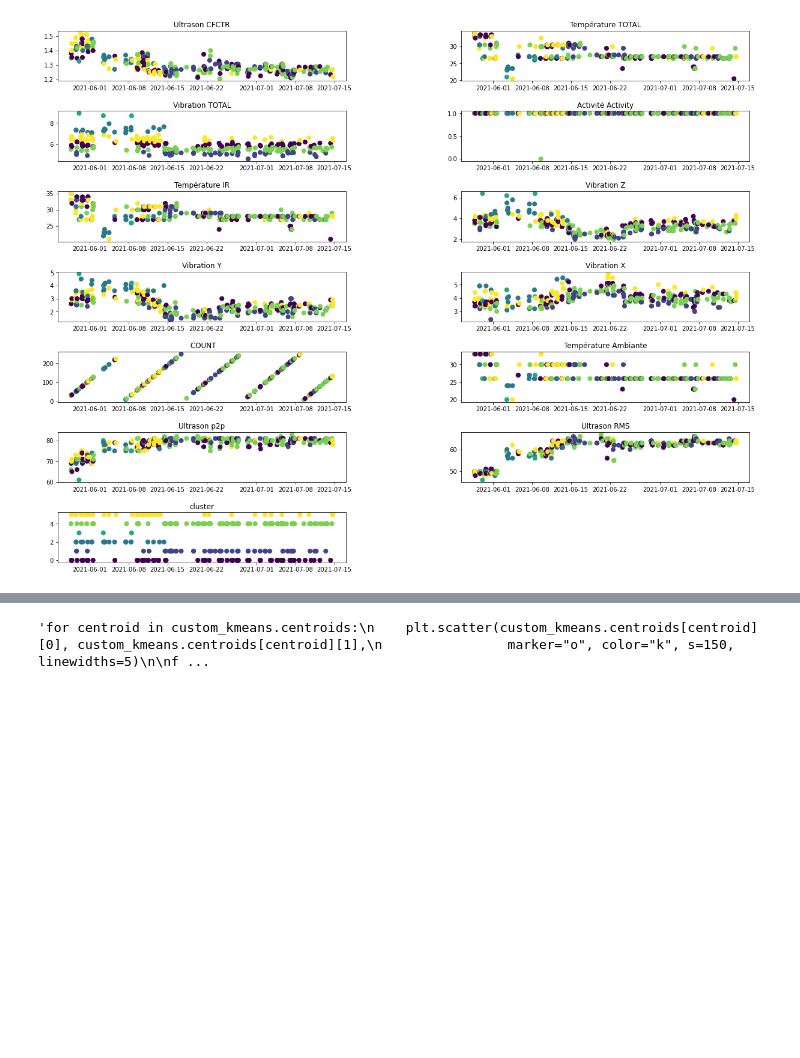
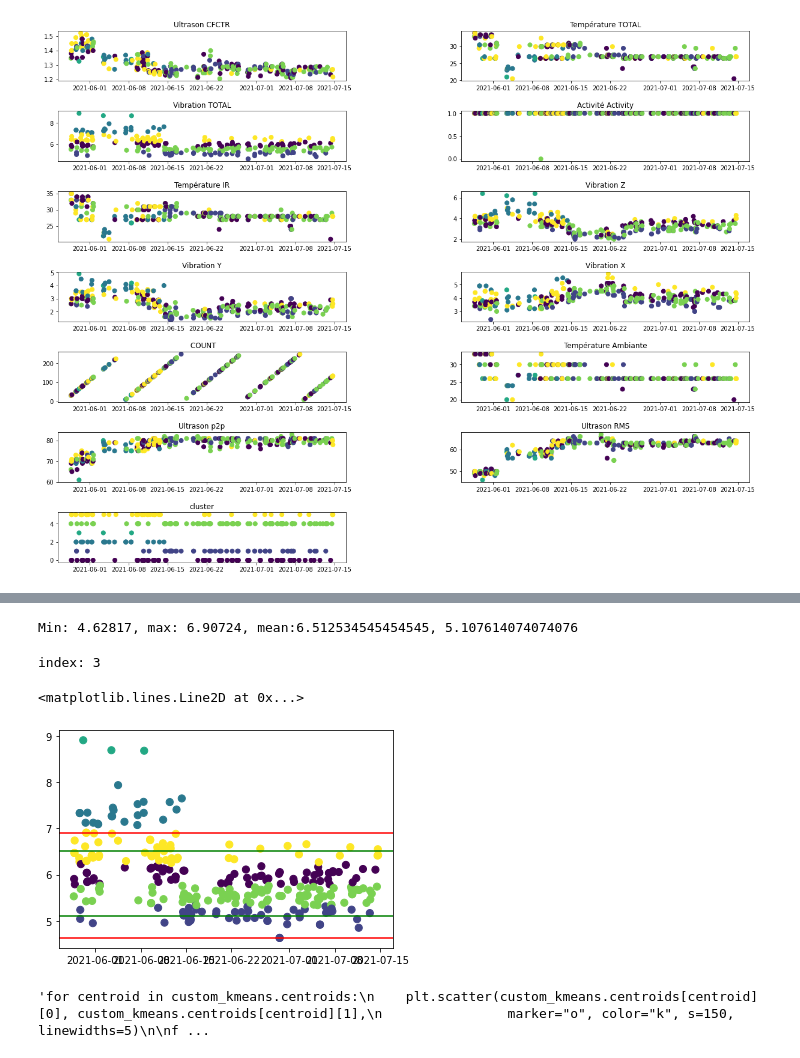
Before and after one commit to julietteBrt/Mesures_Vibratoires, a Jupyter notebook: Mesure_Vibratoire.ipynb, the cells around one changed output, grey strips where cells are left out. Saved outputs shown, nothing was run; the diff lists cells and outputs as text; code cells hidden in the pictures; blank space fills up the shorter version.

Commit message:
Delete unused code, add horizontal lines on graph

```diff
--- a/Mesure_Vibratoire.ipynb
+++ b/Mesure_Vibratoire.ipynb
@@ -513,3 +500,45 @@ Name: cluster, Length: 142, dtype: int32
+# %%
+clusters = df_donnees['cluster'].value_counts().copy()
+clusters = clusters.sort_values(ascending=False)
+clusters = clusters.reset_index()
+cluster1 = clusters.loc[2, :]
+cluster2 = clusters.loc[3, :]
+
+mean_cluster1 = df_donnees[df_donnees['cluster'] == cluster1['index']]['Vibration TOTAL'].mean()
+mean_cluster2 = df_donnees[df_donnees['cluster'] == cluster2['index']]['Vibration TOTAL'].mean()
+
+if (mean_cluster1 > mean_cluster2):
+    max_vib = df_donnees[df_donnees['cluster'] == cluster1['index']]['Vibration TOTAL'].max()
+    min_vib = df_donnees[df_donnees['cluster'] == cluster2['index']]['Vibration TOTAL'].min()
+else:
+    max_vib = df_donnees[df_donnees['cluster'] == cluster2['index']]['Vibration TOTAL'].max()
+    min_vib = df_donnees[df_donnees['cluster'] == cluster1['index']]['Vibration TOTAL'].min()
+
+print(f'Min: {min_vib}, max: {max_vib}, mean:{mean_cluster1}, {mean_cluster2}')
+# %% [output]
+Min: 4.62817, max: 6.90724, mean:6.512534545454545, 5.107614074074076
+# %%
+clusters['cluster'].sum()
+index = 0
+nb_points = 0
+for i in range(len(clusters)):
+    if(nb_points < clusters['cluster'].sum()*0.75):
+        nb_points += clusters.loc[i, 'cluster']
+    else:
+        index = clusters.loc[i, 'index']
+
+print(f'index: {index}')
+# %% [output]
+index: 3
+# %%
+plt.scatter(df_donnees.index, df_donnees['Vibration TOTAL'], c=df_donnees['cluster'], s=50, cmap='viridis')
+plt.axhline(y=max_vib, color='r')
+plt.axhline(y=min_vib, color='r')
+plt.axhline(y=mean_cluster1, color='g')
+plt.axhline(y=mean_cluster2, color='g')
+# %% [output]
+<matplotlib.lines.Line2D at 0x...>
+[figure, added]
 # %%
 class K_Means:
     def __init__(self, k=2, tol=0.001, max_iter=300):
```
Also changed, not shown: parts of 4 cells of this notebook, 8 other files.
